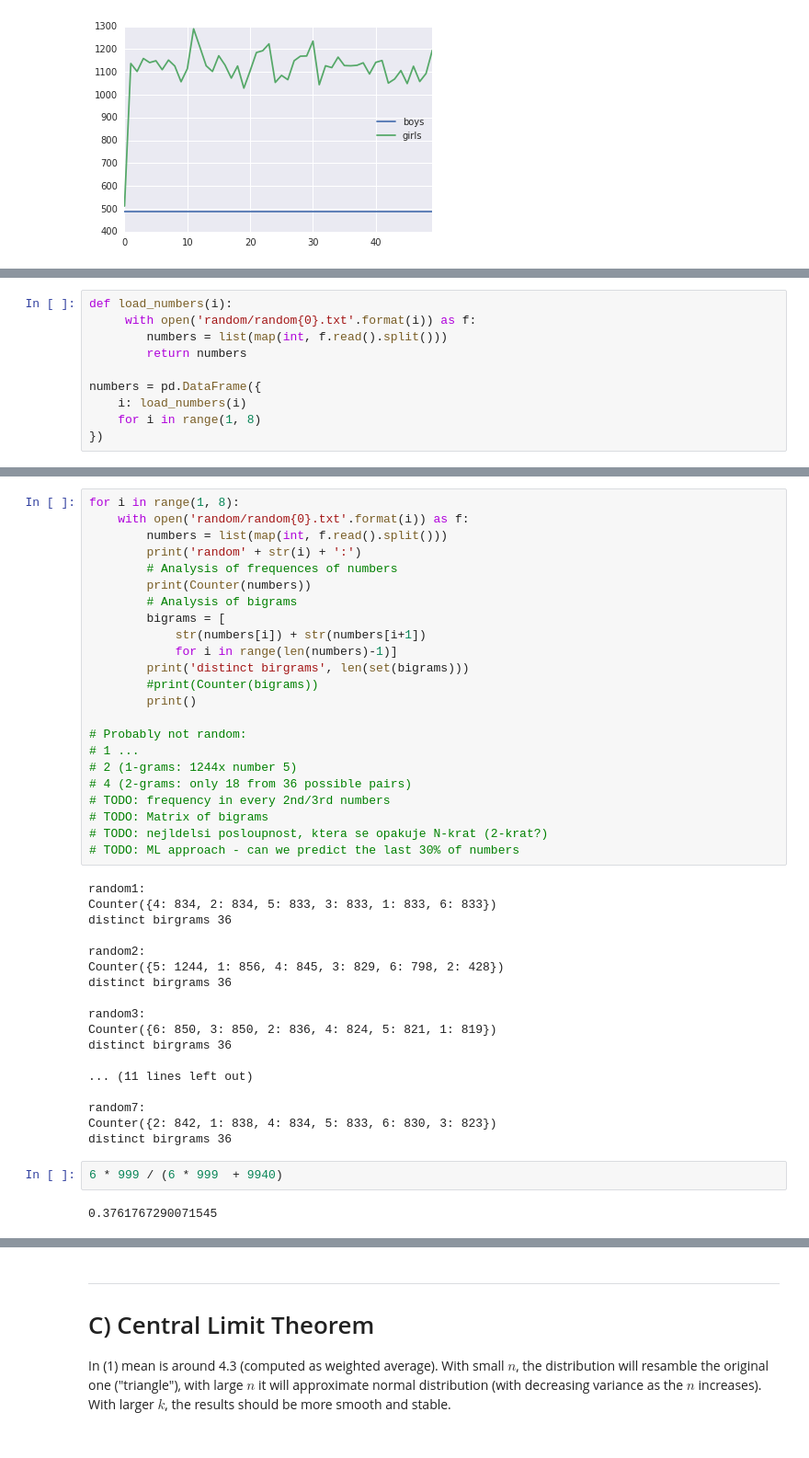
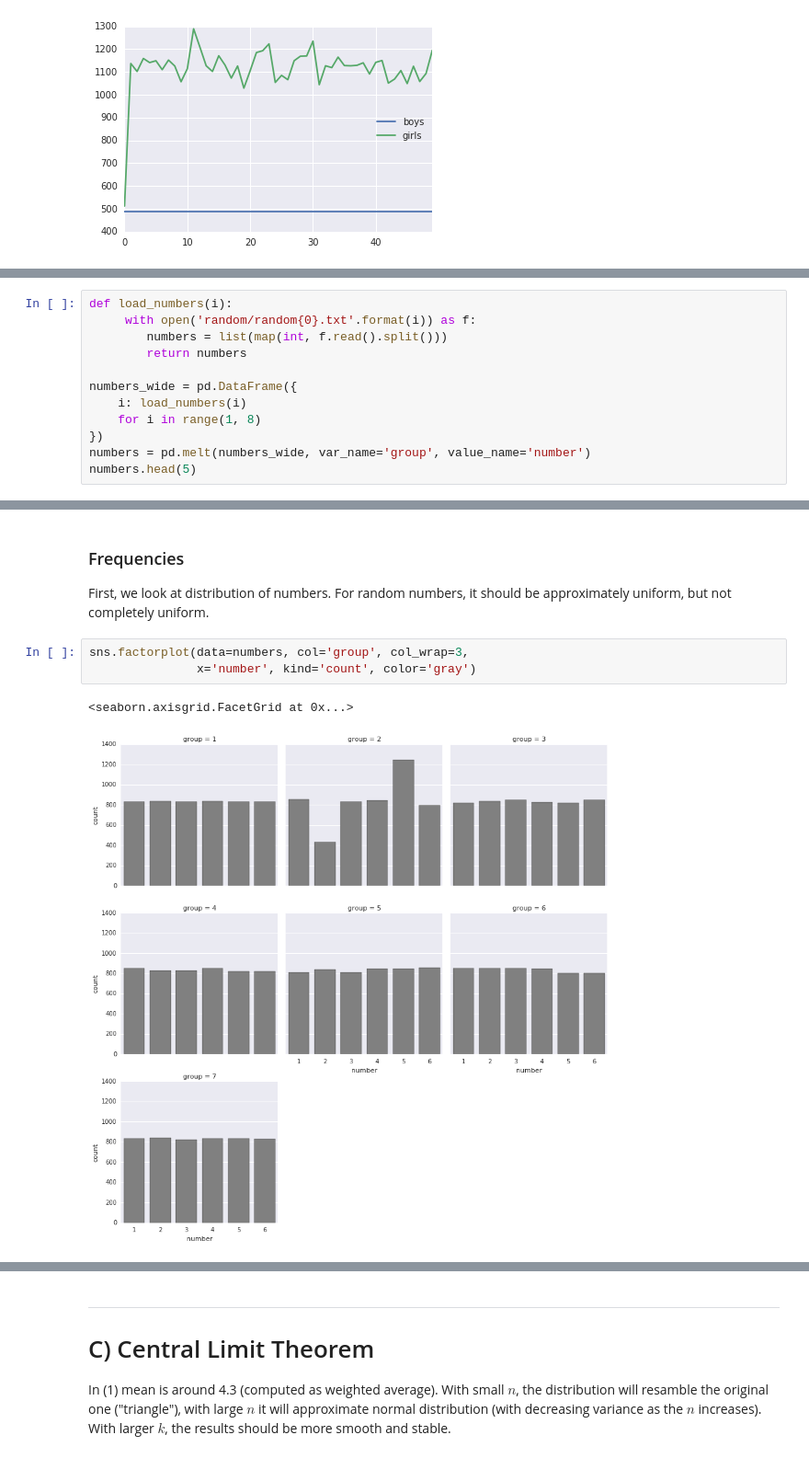
Before and after one commit to effa/iv122, a Jupyter notebook: 09-probability.ipynb, the cells around one changed output, grey strips where cells are left out. Shown at 92% size. Drawn from its saved outputs; the diff is of its cells as text.

Commit message:
Week 9: Random numbers

```diff
--- a/09-probability.ipynb
+++ b/09-probability.ipynb
@@ -141,8 +139,10 @@ def load_numbers(i):
         numbers = list(map(int, f.read().split()))
         return numbers
 
-numbers = pd.DataFrame({
+numbers_wide = pd.DataFrame({
     i: load_numbers(i)
     for i in range(1, 8)
 })
+numbers = pd.melt(numbers_wide, var_name='group', value_name='number')
+numbers.head(5)
 # %% [output]
@@ -171,45 +155,10 @@ numbers.plot.hist(alpha=0.4)
-# %%
-for i in range(1, 8):
-    with open('random/random{0}.txt'.format(i)) as f:
-        numbers = list(map(int, f.read().split()))
-        print('random' + str(i) + ':')
-        # Analysis of frequences of numbers
-        print(Counter(numbers))
-        # Analysis of bigrams
-        bigrams = [
-            str(numbers[i]) + str(numbers[i+1])
-            for i in range(len(numbers)-1)]
-        print('distinct birgrams', len(set(bigrams)))
-        #print(Counter(bigrams))
-        print()
-
-# Probably not random:
-# 1 ...
-# 2 (1-grams: 1244x number 5)
-# 4 (2-grams: only 18 from 36 possible pairs)
-# TODO: frequency in every 2nd/3rd numbers
-# TODO: Matrix of bigrams
-# TODO: nejldelsi posloupnost, ktera se opakuje N-krat (2-krat?)
-# TODO: ML approach - can we predict the last 30% of numbers
-# %% [output]
-random1:
-Counter({4: 834, 2: 834, 5: 833, 3: 833, 1: 833, 6: 833})
-distinct birgrams 36
-
-random2:
-Counter({5: 1244, 1: 856, 4: 845, 3: 829, 6: 798, 2: 428})
-distinct birgrams 36
-
-random3:
-Counter({6: 850, 3: 850, 2: 836, 4: 824, 5: 821, 1: 819})
-distinct birgrams 36
-
-... (11 lines left out)
-
-random7:
-Counter({2: 842, 1: 838, 4: 834, 5: 833, 6: 830, 3: 823})
-distinct birgrams 36
-# %%
-6 * 999 / (6 * 999  + 9940)
-# %% [output]
-0.3761767290071545
+# %% [markdown]
+### Frequencies
+
+First, we look at distribution of numbers. For random numbers, it should be approximately uniform, but not completely uniform.
+# %%
+sns.factorplot(data=numbers, col='group', col_wrap=3,
+               x='number', kind='count', color='gray')
+# %% [output]
+<seaborn.axisgrid.FacetGrid at 0x...>
+[figure, added]
```
Also changed, not shown: parts of 20 cells of this notebook.
